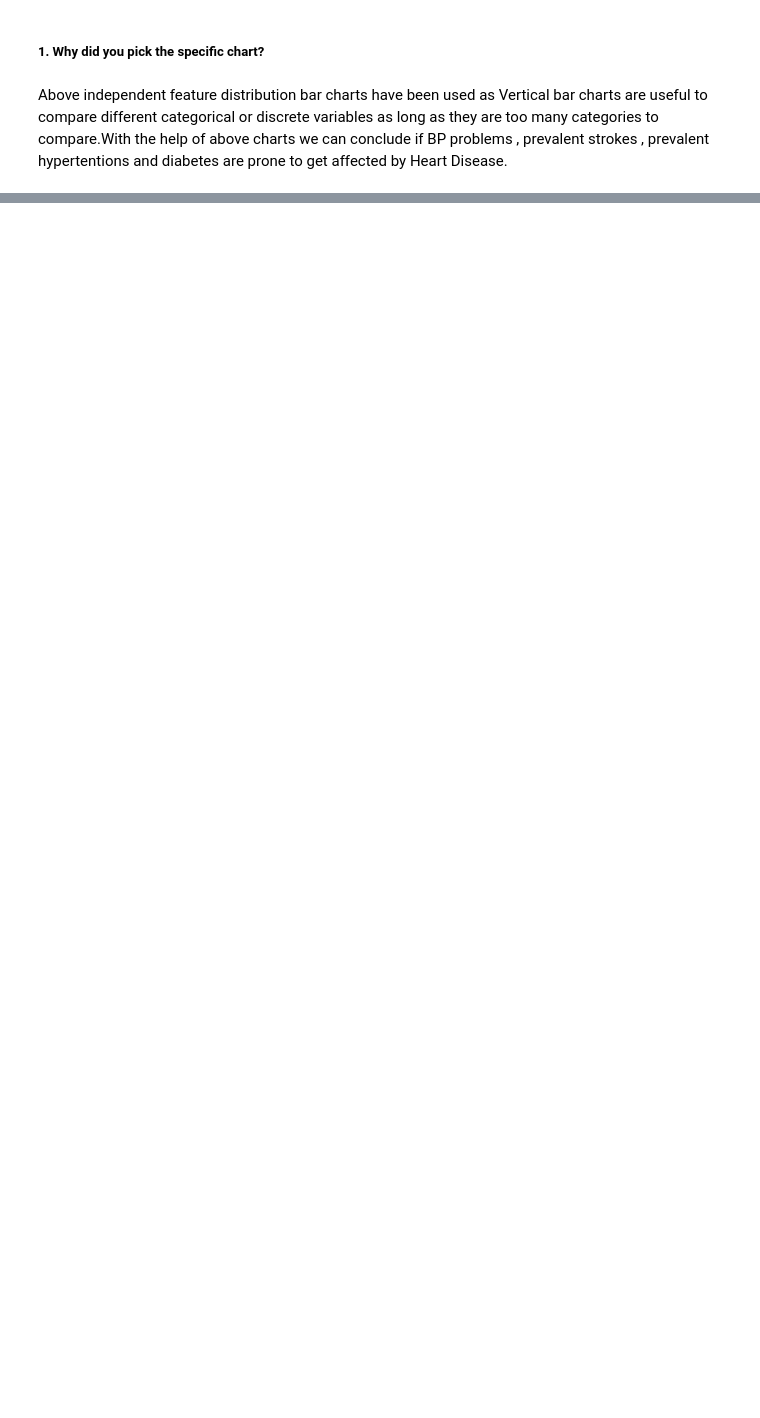
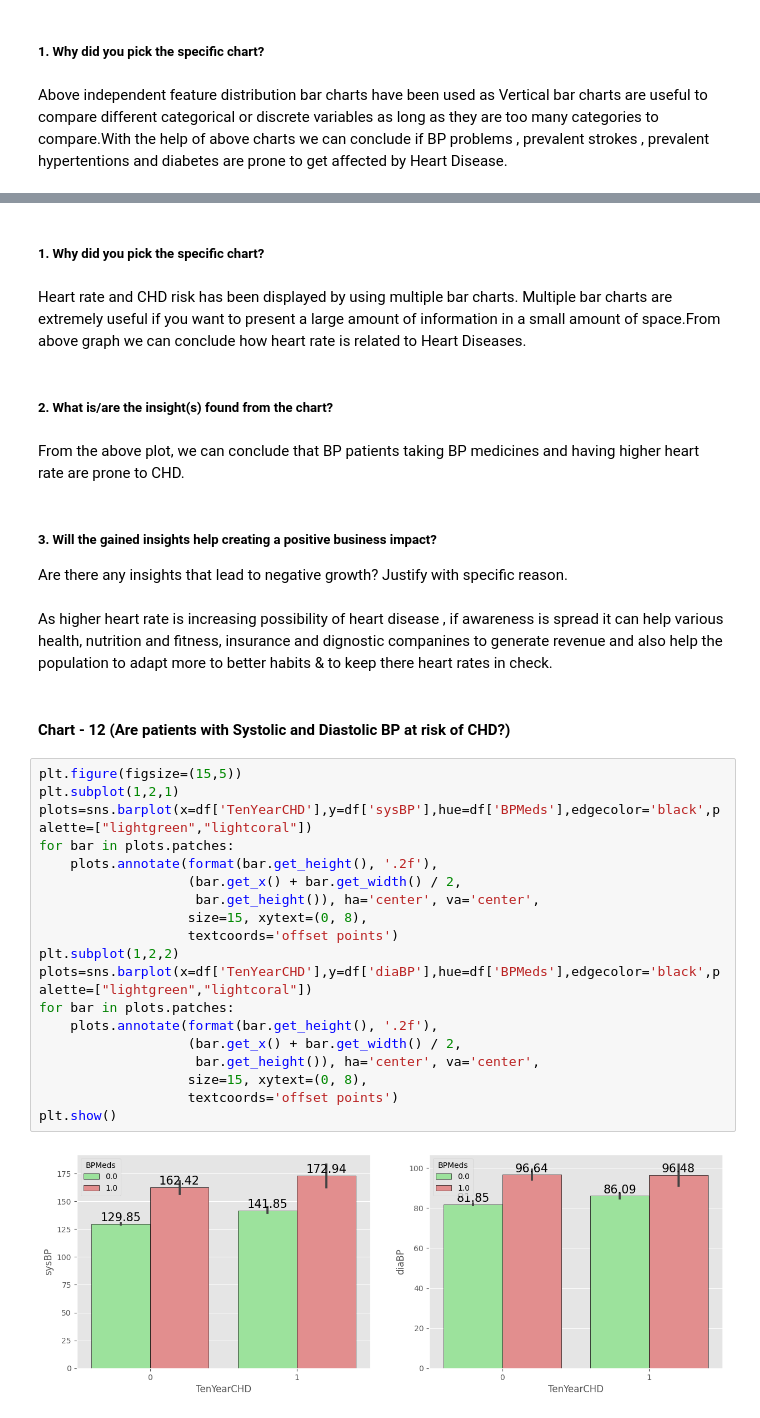
Before and after one commit to lukilearn/CAPSTONE_3_Cardiovascular_Risk_Prediction_ML_Classification, a Jupyter notebook: Cardiovascular_Risk_Prediction.ipynb, the cells around one changed output, grey strips where cells are left out. Cells and saved outputs as stored; diff of their text form; blank space fills up the shorter version.

```diff
--- a/Cardiovascular_Risk_Prediction.ipynb
+++ b/Cardiovascular_Risk_Prediction.ipynb
@@ -648,0 +767,36 @@ Above independent feature distribution bar charts have been used as Vertical bar
+# %% [markdown]
+##### 1. Why did you pick the specific chart?
+# %% [markdown]
+Heart rate and CHD risk has been displayed by using multiple bar charts. Multiple bar charts are extremely useful if you want to present a large amount of information in a small amount of space.From above graph we can conclude how heart rate is related to Heart Diseases.
+# %% [markdown]
+##### 2. What is/are the insight(s) found from the chart?
+# %% [markdown]
+From the above plot, we can conclude that BP patients taking BP medicines and having higher heart rate are prone to CHD.
+# %% [markdown]
+##### 3. Will the gained insights help creating a positive business impact?
+Are there any insights that lead to negative growth? Justify with specific reason.
+# %% [markdown]
+As higher heart rate is increasing possibility of heart disease , if awareness is spread it can help various health, nutrition and fitness, insurance and dignostic companines to generate revenue and also help the population to adapt more to better habits & to keep there heart rates in check.
+# %% [markdown]
+#### Chart - 12 (Are patients with Systolic and Diastolic BP at risk of CHD?)
+# %%
+plt.figure(figsize=(15,5))
+plt.subplot(1,2,1)
+plots=sns.barplot(x=df['TenYearCHD'],y=df['sysBP'],hue=df['BPMeds'],edgecolor='black',palette=["lightgreen","lightcoral"])
+for bar in plots.patches:
+    plots.annotate(format(bar.get_height(), '.2f'),
+                   (bar.get_x() + bar.get_width() / 2,
+                    bar.get_height()), ha='center', va='center',
+                   size=15, xytext=(0, 8),
+                   textcoords='offset points')
+plt.subplot(1,2,2)
+plots=sns.barplot(x=df['TenYearCHD'],y=df['diaBP'],hue=df['BPMeds'],edgecolor='black',palette=["lightgreen","lightcoral"])
+for bar in plots.patches:
+    plots.annotate(format(bar.get_height(), '.2f'),
+                   (bar.get_x() + bar.get_width() / 2,
+                    bar.get_height()), ha='center', va='center',
+                   size=15, xytext=(0, 8),
+                   textcoords='offset points')
+plt.show()
+# %% [output]
+[figure, added]
```
Also changed, not shown: parts of 91 cells of this notebook.
